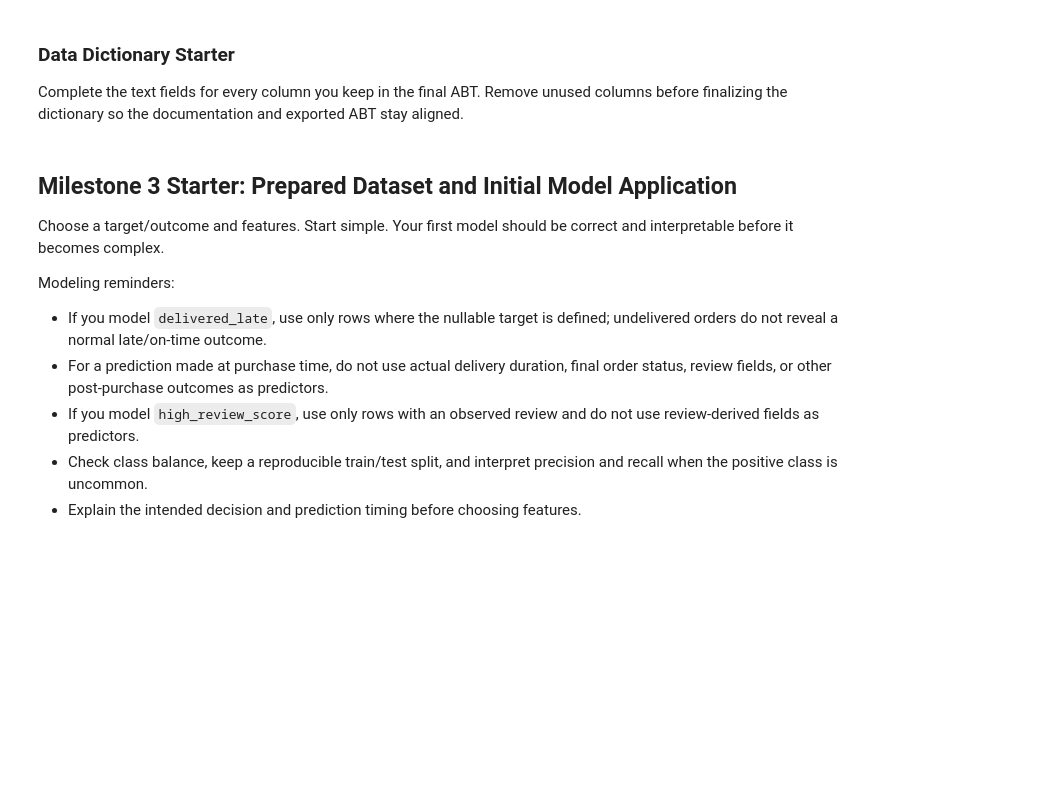
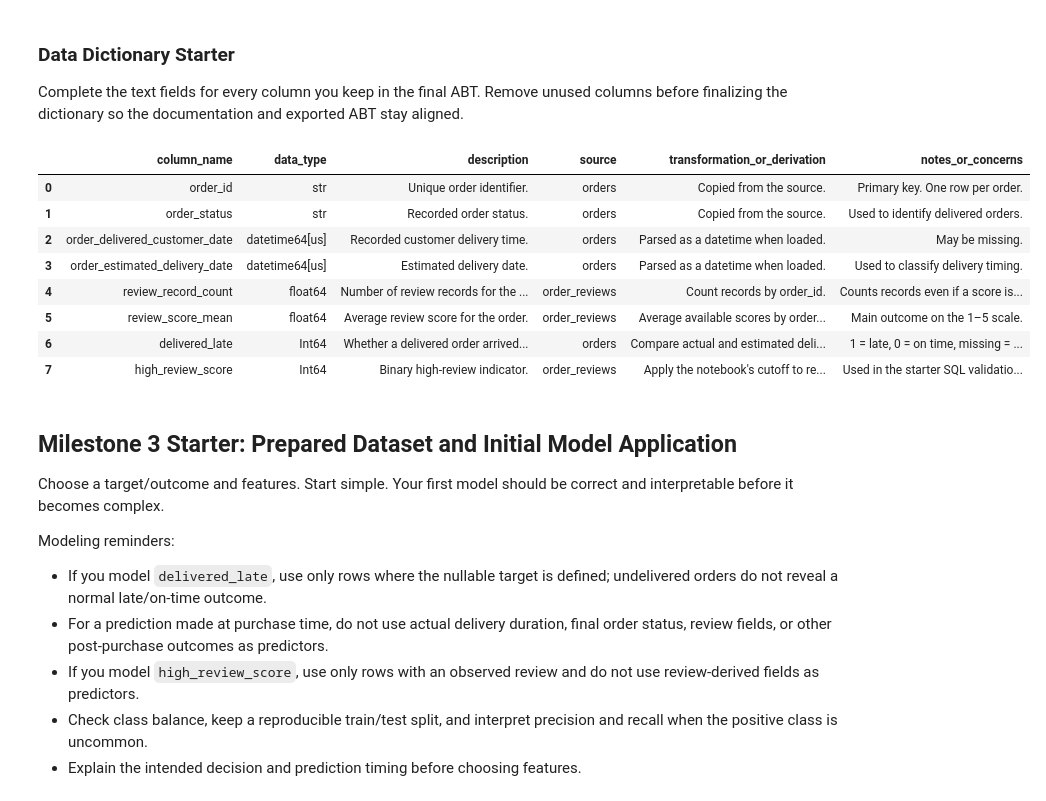
Before and after one commit to jford2001/Project-Ban6003, a Jupyter notebook: notebooks/olist_project_starter.ipynb, the cells around one changed output. Cells and saved outputs as stored; diff of their text form; code cells hidden in the pictures; blank space fills up the shorter version.

```diff
--- a/notebooks/olist_project_starter.ipynb
+++ b/notebooks/olist_project_starter.ipynb
@@ -533,12 +707,72 @@ Complete the text fields for every column you keep in the final ABT. Remove unus
 # %%
 data_dictionary = pd.DataFrame({
     "column_name": abt.columns,
     "data_type": [str(abt[column].dtype) for column in abt.columns],
     "description": "",
     "source": "",
     "transformation_or_derivation": "",
     "notes_or_concerns": "",
 })
 
-# Hint: use .loc[] to document one column at a time, following the Week 11 pattern.
-data_dictionary.head()
+details = {
+    "order_id": (
+        "Unique order identifier.", "orders",
+        "Copied from the source.", "Primary key. One row per order."
+    ),
+    "order_status": (
+        "Recorded order status.", "orders",
+        "Copied from the source.", "Used to identify delivered orders."
+    ),
+    "order_estimated_delivery_date": (
+        "Estimated delivery date.", "orders",
+        "Parsed as a datetime when loaded.", "Used to classify delivery timing."
+    ),
+    "order_delivered_customer_date": (
+        "Recorded customer delivery time.", "orders",
+        "Parsed as a datetime when loaded.", "May be missing."
+    ),
+    "delivered_late": (
+        "Whether a delivered order arrived after its estimate.", "orders",
+        "Compare actual and estimated delivery for delivered orders with both dates.",
+        "1 = late, 0 = on time, missing = unknown."
+    ),
+    "review_record_count": (
+        "Number of review records for the order.", "order_reviews",
+        "Count records by order_id.", "Counts records even if a score is missing."
+    ),
+    "review_score_mean": (
+        "Average review score for the order.", "order_reviews",
+        "Average available scores by order_id.", "Main outcome on the 1–5 scale."
+    ),
+    "high_review_score": (
+        "Binary high-review indicator.", "order_reviews",
+        "Apply the notebook's cutoff to review_score_mean.",
+        "Used in the starter SQL validation. Missing when no score is available."
+    ),
+}
+
+text_columns = [
+    "description", "source", "transformation_or_derivation", "notes_or_concerns"
+]
+
+for column_name, values in details.items():
+    row = data_dictionary["column_name"].eq(column_name)
+    data_dictionary.loc[row, text_columns] = list(values)
+
+# Keep the dictionary and exported ABT in the same column order.
+data_dictionary = data_dictionary[
+    data_dictionary["column_name"].isin(details)
+].reset_index(drop=True)
+
+abt_export = abt[data_dictionary["column_name"].tolist()].copy()
+display(data_dictionary)
+# %% [output]
+|  | column_name | data_type | description | source | transformation_or_derivation | notes_or_concerns |
+| 0 | order_id | str | Unique order identifier. | orders | Copied from the source. | Primary key. One row per order. |
+| 1 | order_status | str | Recorded order status. | orders | Copied from the source. | Used to identify delivered orders. |
+| 2 | order_delivered_customer_date | datetime64[us] | Recorded customer delivery time. | orders | Parsed as a datetime when loaded. | May be missing. |
+| 3 | order_estimated_delivery_date | datetime64[us] | Estimated delivery date. | orders | Parsed as a datetime when loaded. | Used to classify delivery timing. |
+| 4 | review_record_count | float64 | Number of review records for the ... | order_reviews | Count records by order_id. | Counts records even if a score is... |
+| 5 | review_score_mean | float64 | Average review score for the order. | order_reviews | Average available scores by order... | Main outcome on the 1–5 scale. |
+| 6 | delivered_late | Int64 | Whether a delivered order arrived... | orders | Compare actual and estimated deli... | 1 = late, 0 = on time, missing = ... |
+| 7 | high_review_score | Int64 | Binary high-review indicator. | order_reviews | Apply the notebook's cutoff to re... | Used in the starter SQL validatio... |
```
Also changed, not shown: parts of 9 cells of this notebook.
